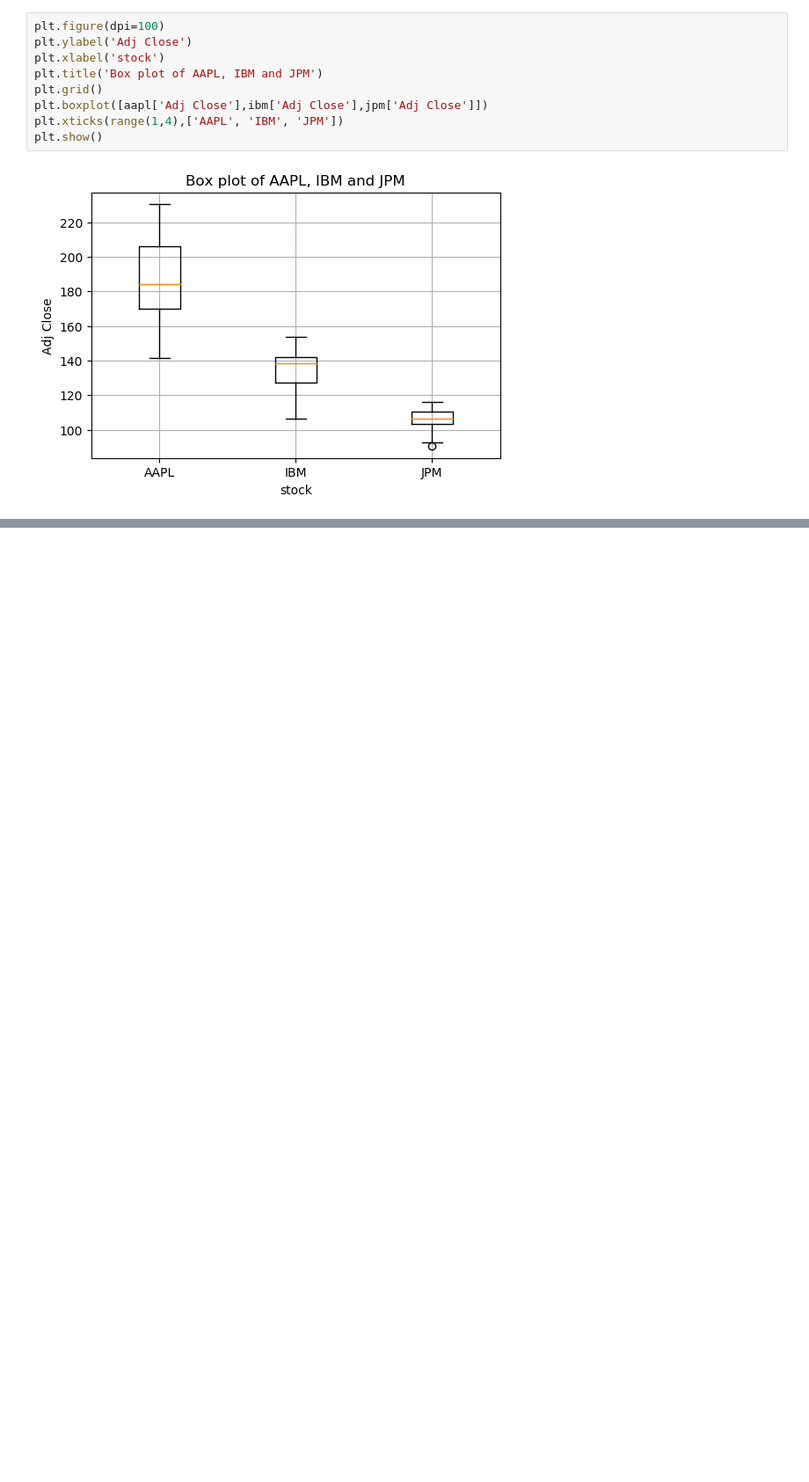
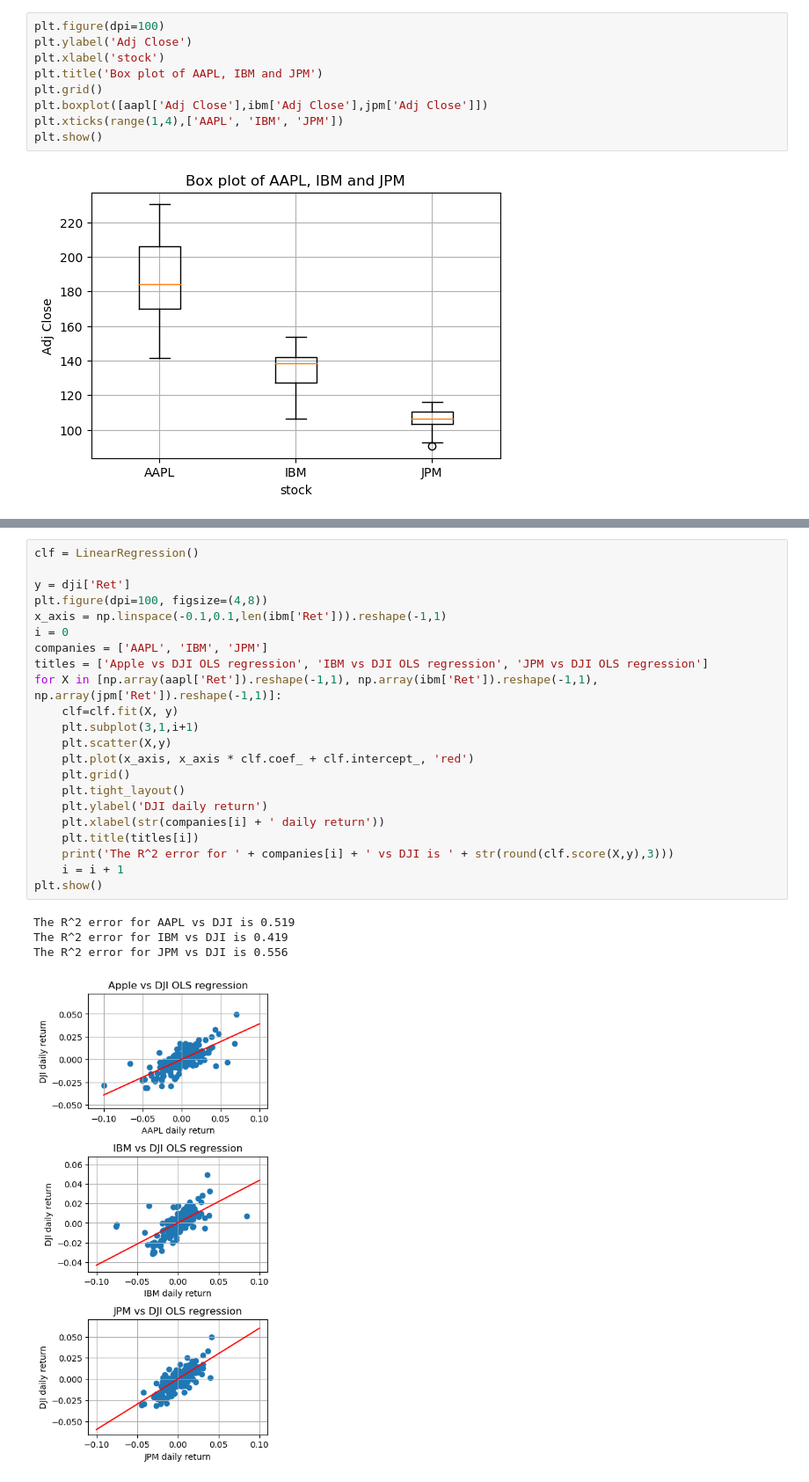
Before and after one commit to ag4015/Signal-Processing-and-Machine-Learning-for-Finance, a Jupyter notebook: Financial Signal Processing Coursework.ipynb, the cells around one changed output, grey strips where cells are left out. Shown at 88% size. Drawn from its saved outputs; the diff is of its cells as text; blank space fills up the shorter version.

```diff
--- a/Financial Signal Processing Coursework.ipynb
+++ b/Financial Signal Processing Coursework.ipynb
@@ -1257,0 +1429,27 @@ plt.show()
+# %%
+clf = LinearRegression()
+
+y = dji['Ret']
+plt.figure(dpi=100, figsize=(4,8))
+x_axis = np.linspace(-0.1,0.1,len(ibm['Ret'])).reshape(-1,1)
+i = 0
+companies = ['AAPL', 'IBM', 'JPM']
+titles = ['Apple vs DJI OLS regression', 'IBM vs DJI OLS regression', 'JPM vs DJI OLS regression']
+for X in [np.array(aapl['Ret']).reshape(-1,1), np.array(ibm['Ret']).reshape(-1,1), np.array(jpm['Ret']).reshape(-1,1)]:
+    clf=clf.fit(X, y)
+    plt.subplot(3,1,i+1)
+    plt.scatter(X,y)
+    plt.plot(x_axis, x_axis * clf.coef_ + clf.intercept_, 'red')
+    plt.grid()
+    plt.tight_layout()
+    plt.ylabel('DJI daily return')
+    plt.xlabel(str(companies[i] + ' daily return'))
+    plt.title(titles[i])
+    print('The R^2 error for ' + companies[i] + ' vs DJI is ' + str(round(clf.score(X,y),3)))
+    i = i + 1
+plt.show()
+# %% [output]
+The R^2 error for AAPL vs DJI is 0.519
+The R^2 error for IBM vs DJI is 0.419
+The R^2 error for JPM vs DJI is 0.556
+[figure, added]
```
Also changed, not shown: parts of 14 cells of this notebook.
